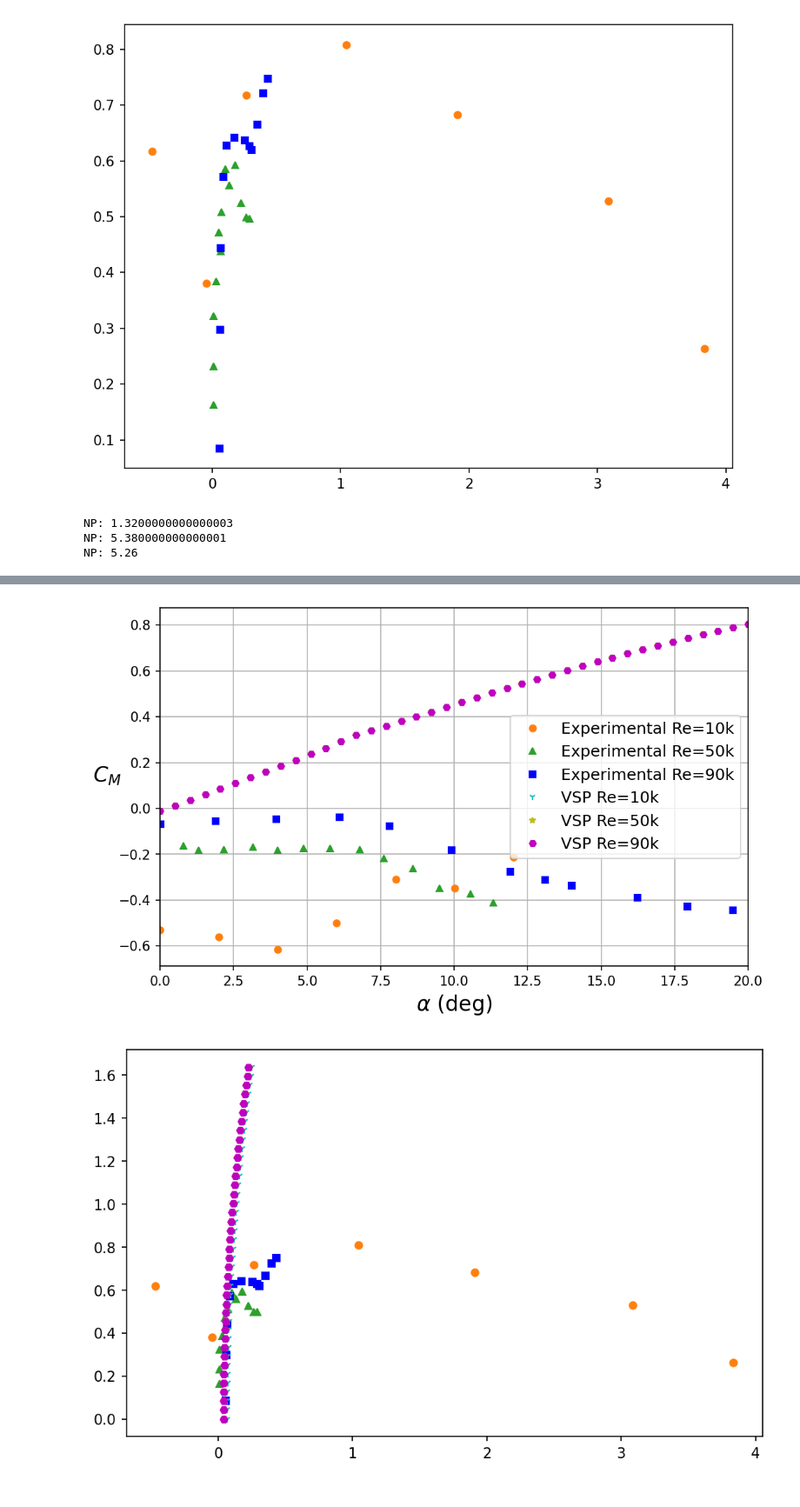
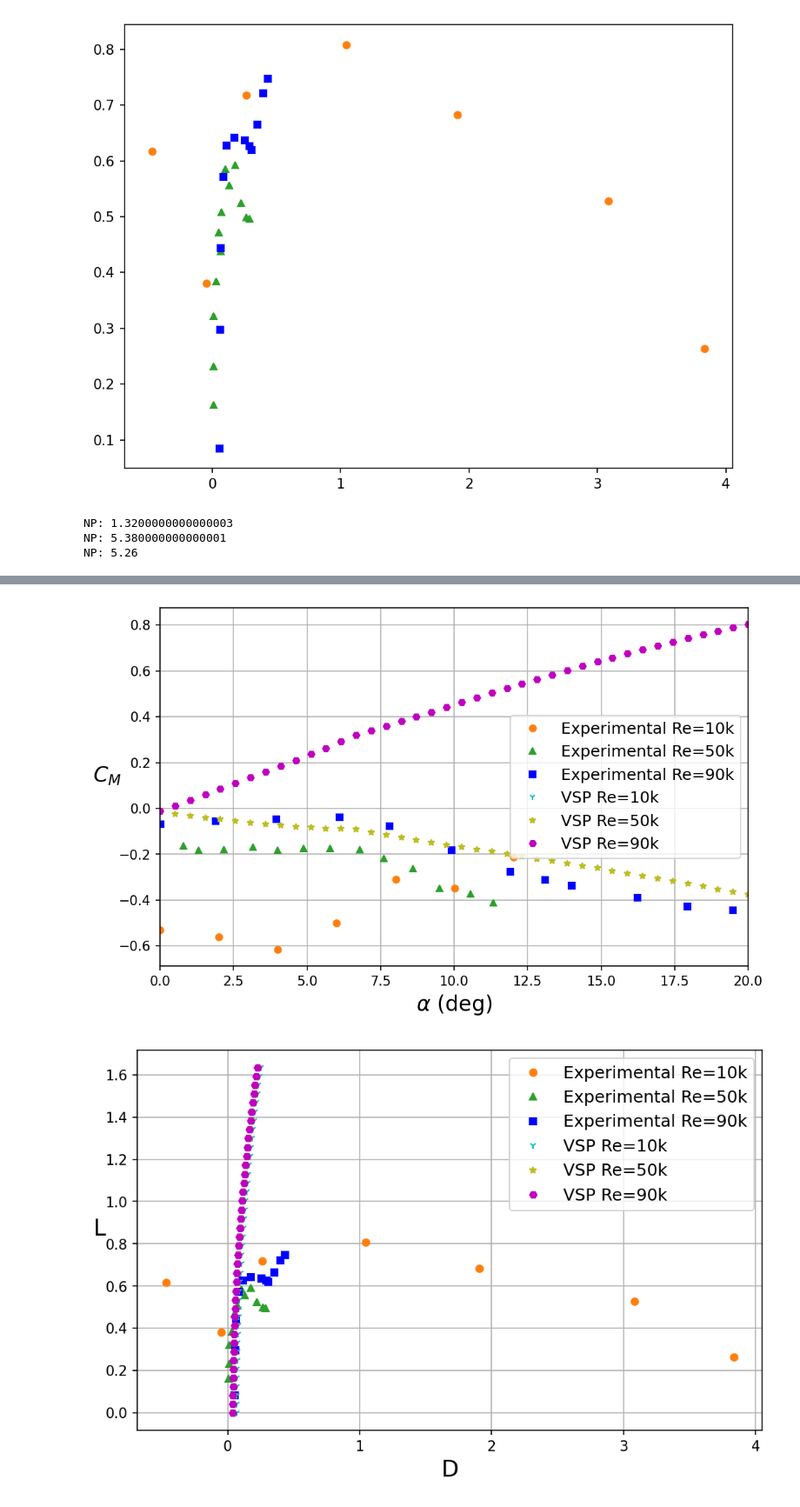
Before and after one commit to fmarrar/ae460AB6, a Jupyter notebook: Design/Experiment/analysis.ipynb, the cells around one changed output, grey strips where cells are left out. Shown: that part at 87% size. Cells and saved outputs as stored; diff of their text form; code cells hidden in the pictures.

```diff
--- a/Design/Experiment/analysis.ipynb
+++ b/Design/Experiment/analysis.ipynb
@@ -57,7 +57,7 @@ def load_data2(filename, nrows=None):
     return data
 # %%
 df10k = load_data2('10k_data.csv')
-df50k = load_data2('50k_data_3.csv')
+df50k = load_data2('50k_data_fixCG.csv')
 df90k = load_data2('90k_data.csv')
 # %%
 #10k data
@@ -235,36 +235,41 @@ ax1.set_xlabel(r'$\alpha$ (deg)', fontsize=16)
 ax2.set_xlabel(r'$\alpha$ (deg)', fontsize=16)
 ax3.set_xlabel(r'$\alpha$ (deg)', fontsize=16)
 ax4.set_xlabel(r'$\alpha$ (deg)', fontsize=16)
+ax5.set_xlabel(r'D', fontsize=16)
 ax1.set_ylabel(r'$C_L$', rotation=0, fontsize=16)
 ax2.set_ylabel(r'$C_D$', rotation=0, fontsize=16)
 ax3.set_ylabel(r'$\dfrac{L}{D}$', rotation=0, fontsize=16)
 ax4.set_ylabel(r'$C_M$', rotation=0, fontsize=16)
+ax5.set_ylabel(r'L',rotation=0, fontsize=16)
 ax1.yaxis.set_label_coords(-0.09, 0.5)
 ax2.yaxis.set_label_coords(-0.09, 0.5)
 ax3.yaxis.set_label_coords(-0.09, 0.5)
 ax4.yaxis.set_label_coords(-0.09, 0.5)
 ax1.legend(fontsize=12)
 ax2.legend(fontsize=12)
 ax3.legend(fontsize=12)
 ax4.legend(fontsize=12)
+ax5.legend(fontsize=12)
 ax1.grid()
 ax2.grid()
 ax3.grid()
 ax4.grid()
+ax5.grid()
 ax1.set_xlim(0, 20)
 ax2.set_xlim(0, 20)
 ax3.set_xlim(0, 20)
 ax4.set_xlim(0, 20)
-fig1.savefig('CL.png')
-fig2.savefig('CD.png')
-fig3.savefig('LD.png')
-fig4.savefig('CM.png')
+fig1.savefig('CL_all.png')
+fig2.savefig('CD_all.png')
+fig3.savefig('LD_all.png')
+fig4.savefig('CM_all.png')
+fig5.savefig('LoD_all.png')
 # %% [output]
 NP: 1.3200000000000003
 NP: 5.380000000000001
 NP: 5.26
 [figure]
 [figure]
 [figure]
-[figure, old version]
+[figure, new version]
-[figure, old version]
+[figure, new version]
```
Also changed, not shown: parts of 2 cells of this notebook, 22 other files.
